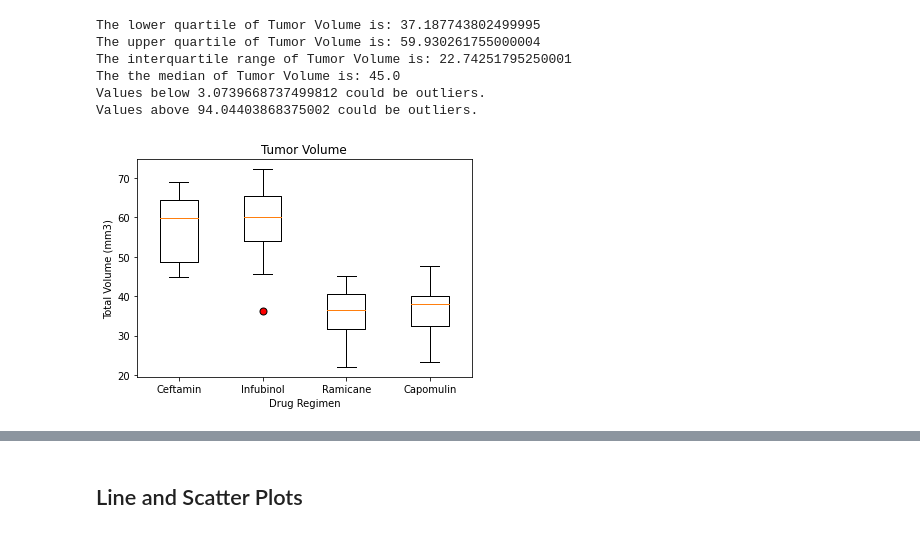
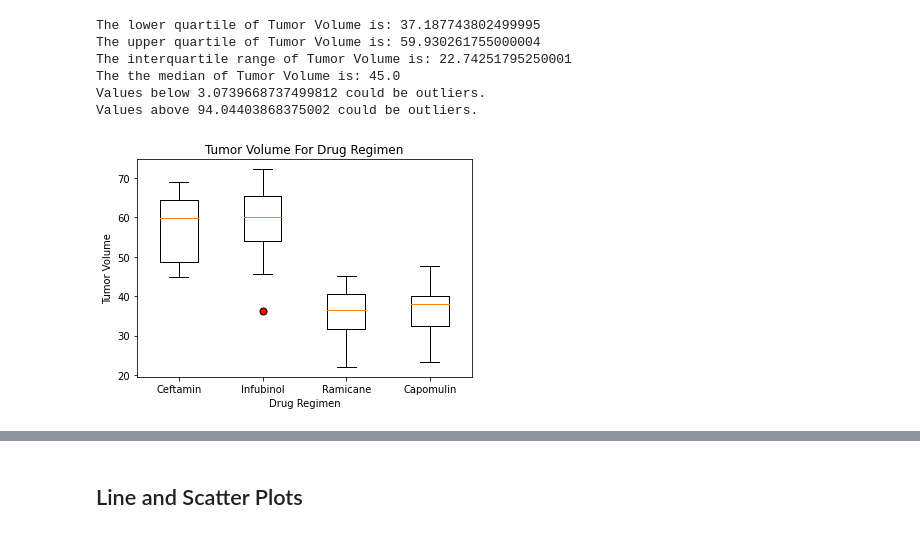
Before and after one commit to jennylynnlong/matplotlib-challenge, a Jupyter notebook: 05-Matplotlib/Instructions/Pymaceuticals/pymaceuticals_starter_practice.ipynb, the cells around one changed output, grey strips where cells are left out. Drawn from its saved outputs; the diff is of its cells as text; code cells hidden in the pictures.

```diff
--- a/05-Matplotlib/Instructions/Pymaceuticals/pymaceuticals_starter_practice.ipynb
+++ b/05-Matplotlib/Instructions/Pymaceuticals/pymaceuticals_starter_practice.ipynb
@@ -506,12 +506,12 @@ Values above 94.04403868375002 could be outliers.
 # %%
 # set color for the plots, and markers
 red_out = dict(markerfacecolor = 'red', markersize=7)
 
 # box plot tumor volumes for each Drug Regimen
 plt.boxplot(tumorList, labels=txList, flierprops=red_out)
 plt.xlabel('Drug Regimen')
 plt.ylabel('Tumor Volume')
-plt.title('Tumor Volume For Drug ')
+plt.title('Tumor Volume For Drug Regimen')
 plt.show()
 # %% [output]
-[figure, old version]
+[figure, new version]
```
Also changed, not shown: parts of 7 cells of this notebook.
